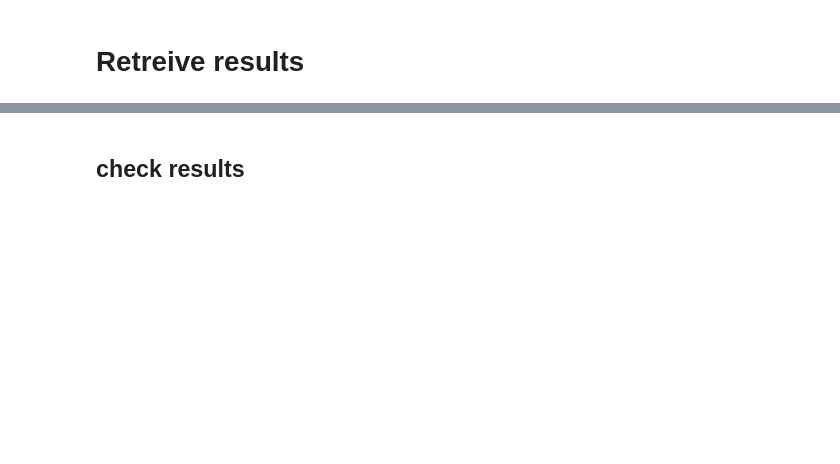
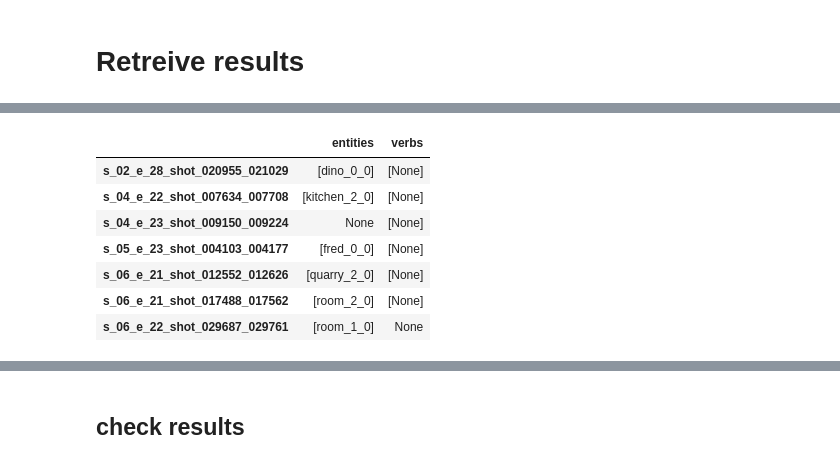
Before and after one commit to drschwenk/collect_metrics, a Jupyter notebook: mturk_driver.ipynb, the cells around one changed output, grey strips where cells are left out. Cells and saved outputs as stored; diff of their text form; code cells hidden in the pictures; blank space fills up the shorter version.

Commit message:
analyzing new plus adjective results

```diff
--- a/mturk_driver.ipynb
+++ b/mturk_driver.ipynb
@@ -201,0 +269,6 @@ approve_assignments(assignments)
+# %%
+gen_hits = mt_client.unpickle_this('./gen_submitted_batch_149_mon_feb_19_15_50_42_2018.pkl')
+gen_hits = [h['HIT'] for h in gen_hits if h]
+
+gt_hits = mt_client.unpickle_this('./gt_submitted_batch_149_mon_feb_19_15_52_08_2018.pkl')
+gt_hits = [h['HIT'] for h in gt_hits if h]
@@ -201,0 +277,2 @@ approve_assignments(assignments)
+# %%
+latest_gt_res = mt_client.get_and_extract_results(gt_hits)
@@ -201,0 +462,13 @@ approve_assignments(assignments)
+# %%
+def create_res_dfs(processed_results):
+    ref_res = process_results(processed_results)
+    res_df = pd.DataFrame(ref_res).T.fillna('None')
+    no_issues = res_df[res_df['entities'].apply(lambda x: x[0] == 'None') & res_df['verbs'].apply(lambda x: x[0] in ['None', 'N'])]
+    issues = res_df[~res_df.index.isin(no_issues.index)]
+    ent_issues = issues[~issues['entities'].apply(lambda x: x[0] in ['None', 'N'])]
+    verb_issues = issues[~issues['verbs'].apply(lambda x: x[0] in ['None', 'N'])]
+    both_issues = res_df[~res_df.index.isin(no_issues.index.tolist() + ent_issues.index.tolist() + verb_issues.index.tolist())]
+    return no_issues, ent_issues, verb_issues, both_issues
+# %%
+gt_no_issues, gt_ent_issues, gt_verb_issues, gt_both_issues = create_res_dfs(latest_gt_res)
+val_no_issues, val_ent_issues, val_verb_issues, val_both_issues = create_res_dfs(latest_gen_res)
@@ -201,0 +503,11 @@ approve_assignments(assignments)
+# %%
+gt_ent_issues
+# %% [output]
+|  | entities | verbs |
+| s_02_e_28_shot_020955_021029 | [dino_0_0] | [None] |
+| s_04_e_22_shot_007634_007708 | [kitchen_2_0] | [None] |
+| s_04_e_23_shot_009150_009224 | None | [None] |
+| s_05_e_23_shot_004103_004177 | [fred_0_0] | [None] |
+| s_06_e_21_shot_012552_012626 | [quarry_2_0] | [None] |
+| s_06_e_21_shot_017488_017562 | [room_2_0] | [None] |
+| s_06_e_22_shot_029687_029761 | [room_1_0] | None |
```
Also changed, not shown: parts of 103 cells of this notebook, 1 other file.
